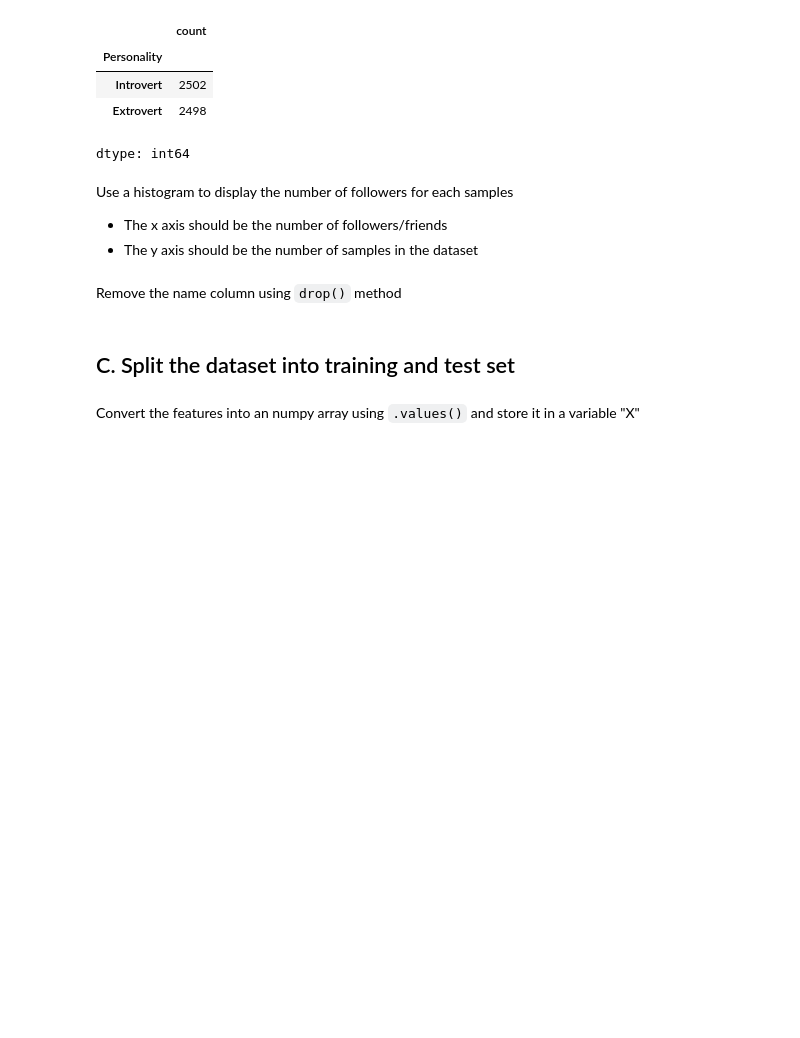
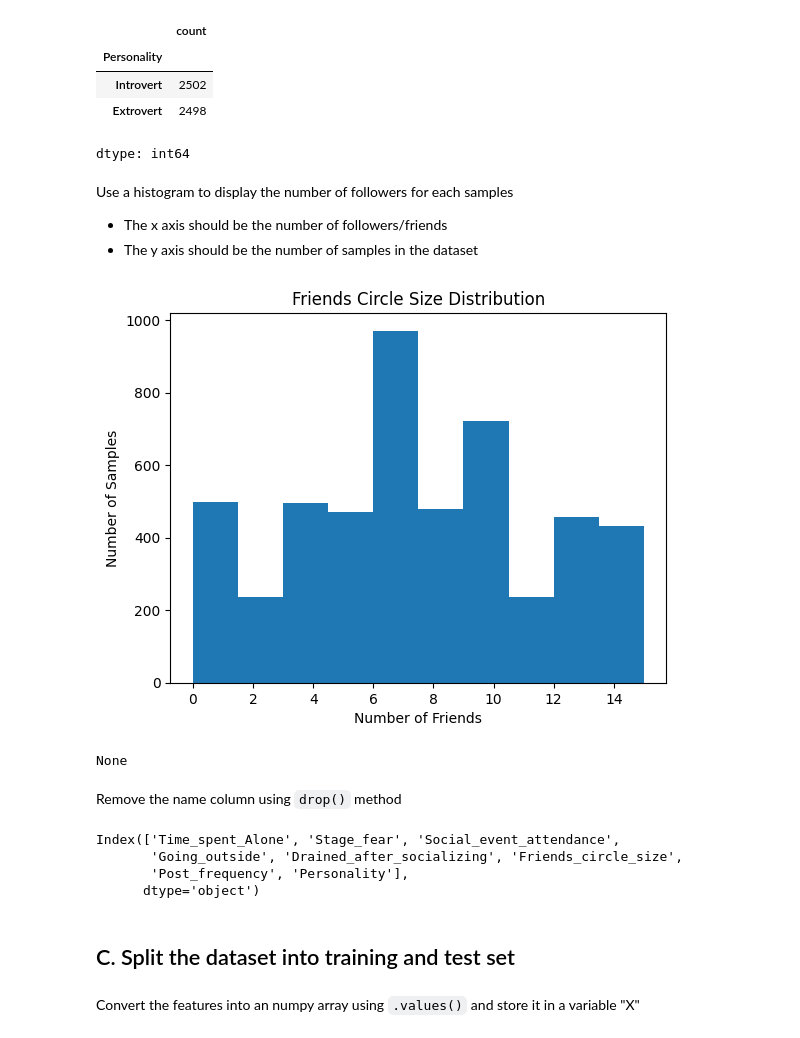
Before and after one commit to Lneko3176/Baladjay_Exercise1, a Jupyter notebook: Exercise1.ipynb, the cells around one changed output. Drawn from its saved outputs; the diff is of its cells as text; code cells hidden in the pictures; blank space fills up the shorter version.

```diff
--- a/Exercise1.ipynb
+++ b/Exercise1.ipynb
@@ -78,2 +76,11 @@ Use a histogram to display the number of followers for each samples
+# %%
+plt.hist(df["Friends_circle_size"], bins=10)
+plt.xlabel("Number of Friends")
+plt.ylabel("Number of Samples")
+plt.title("Friends Circle Size Distribution")
+print(plt.show())
+# %% [output]
+[figure, added]
+None
 # %% [markdown]
 Remove the name column using `drop()` method
@@ -82,3 +87,11 @@ Remove the name column using `drop()` method
+# %%
+df.drop("Name", axis=1, errors='ignore')
+print(df.columns)
+# %% [output]
+Index(['Time_spent_Alone', 'Stage_fear', 'Social_event_attendance',
+       'Going_outside', 'Drained_after_socializing', 'Friends_circle_size',
+       'Post_frequency', 'Personality'],
+      dtype='object')
 # %% [markdown]
 ## C. Split the dataset into training and test set
 # %% [markdown]
```
Also changed, not shown: parts of 2 cells of this notebook.
